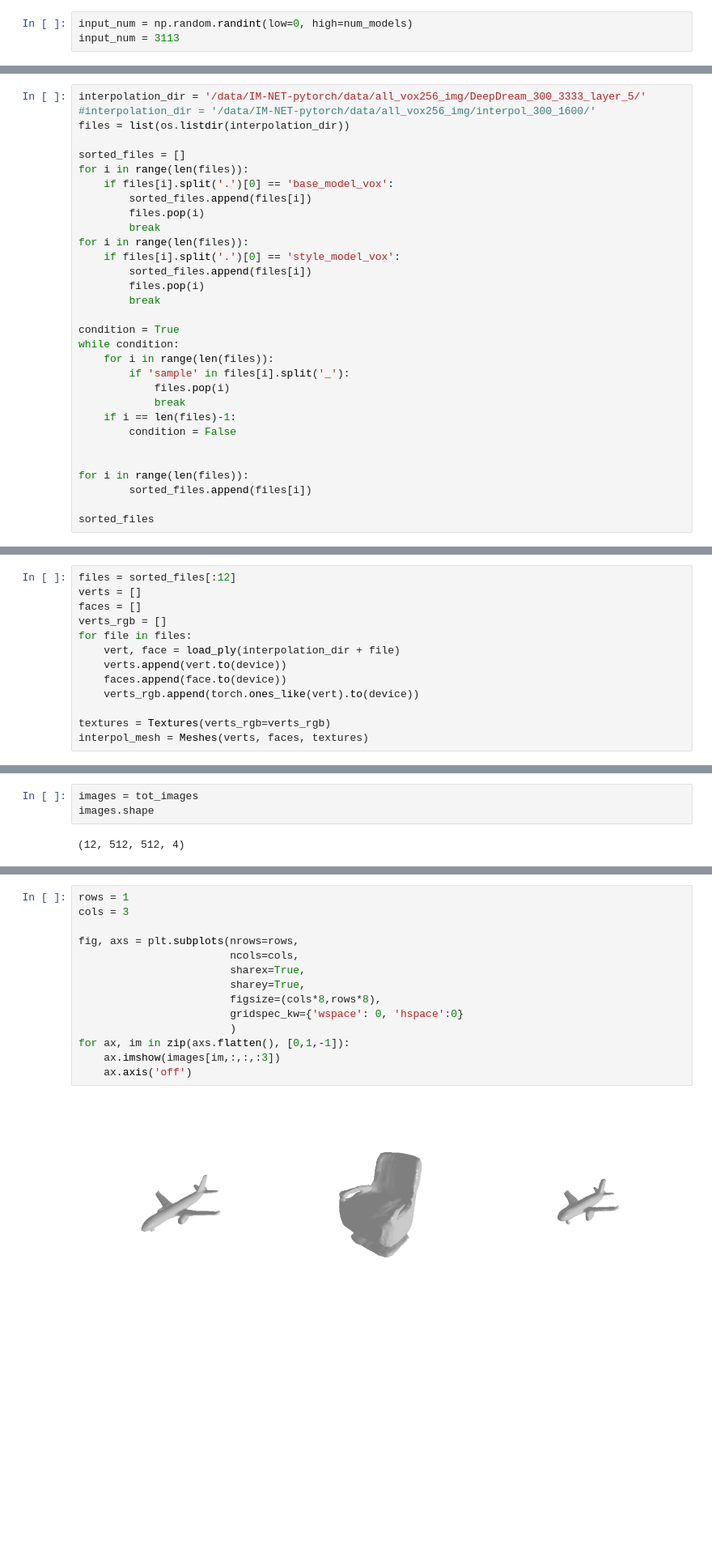
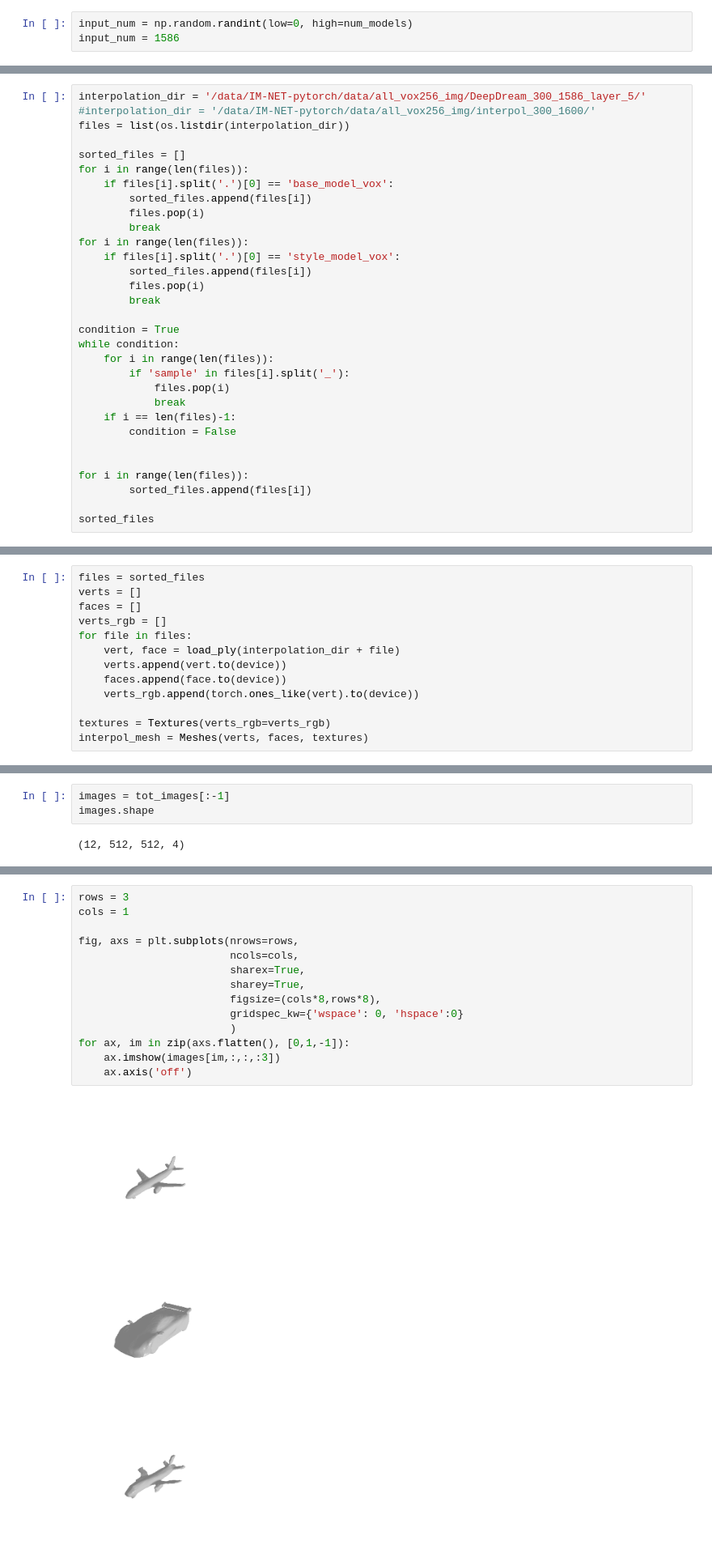
Before and after one commit to QuantumPlumber/DeepDream3D, a Jupyter notebook: Jupyter_Notebooks/Model_Behavior-DD.ipynb, the cells around one changed output, grey strips where cells are left out. Shown at 81% size. Drawn from its saved outputs; the diff is of its cells as text; blank space fills up the shorter version.

```diff
--- a/Jupyter_Notebooks/Model_Behavior-DD.ipynb
+++ b/Jupyter_Notebooks/Model_Behavior-DD.ipynb
@@ -156,7 +156,7 @@ num_models
 8762
 # %%
 input_num = np.random.randint(low=0, high=num_models)
-input_num = 3113
+input_num = 1586
 # %% [markdown]
 ### Images
 # %% [markdown]
@@ -738,7 +738,7 @@ shape_net_rendering_2 = ShapeNetRendering(model_nums = [300],
 # %% [output]
 {'synset_id': '02691156', 'model_id': 'e160529ef50ae4dbb819cac660ba383c'}
 # %%
-interpolation_dir = '/data/IM-NET-pytorch/data/all_vox256_img/DeepDream_300_3333_layer_5/'
+interpolation_dir = '/data/IM-NET-pytorch/data/all_vox256_img/DeepDream_300_1586_layer_5/'
 #interpolation_dir = '/data/IM-NET-pytorch/data/all_vox256_img/interpol_300_1600/'
 files = list(os.listdir(interpolation_dir))
 
@@ -789,5 +785,5 @@ sorted_files
 # %%
-files = sorted_files[:12]
+files = sorted_files
 verts = []
 faces = []
 verts_rgb = []
@@ -819,5 +815,5 @@ tensor([ 30816, 116368,  28460,  26070,  23534,  21384,  20456,  21034,  21712,
 # %%
-images = tot_images
+images = tot_images[:-1]
 images.shape
 # %% [output]
 (12, 512, 512, 4)
@@ -841,19 +837,19 @@ for ax, im in zip(axs.flatten(), range(num_images)):
 # %%
-rows = 1
-cols = 3
+rows = 3
+cols = 1
 
 fig, axs = plt.subplots(nrows=rows,
                         ncols=cols,
                         sharex=True,
                         sharey=True,
                         figsize=(cols*8,rows*8),
                         gridspec_kw={'wspace': 0, 'hspace':0}
                         )
 for ax, im in zip(axs.flatten(), [0,1,-1]):
     ax.imshow(images[im,:,:,:3])
     ax.axis('off')
 # %% [output]
-[figure, old version]
+[figure, new version]
 # %%
 interpolation_dir = '/data/IM-NET-pytorch/data/all_vox256_img/DeepDream_300_1500/'
 files = list(os.listdir(interpolation_dir))
```
Also changed, not shown: parts of 6 cells of this notebook, 6 other files.
